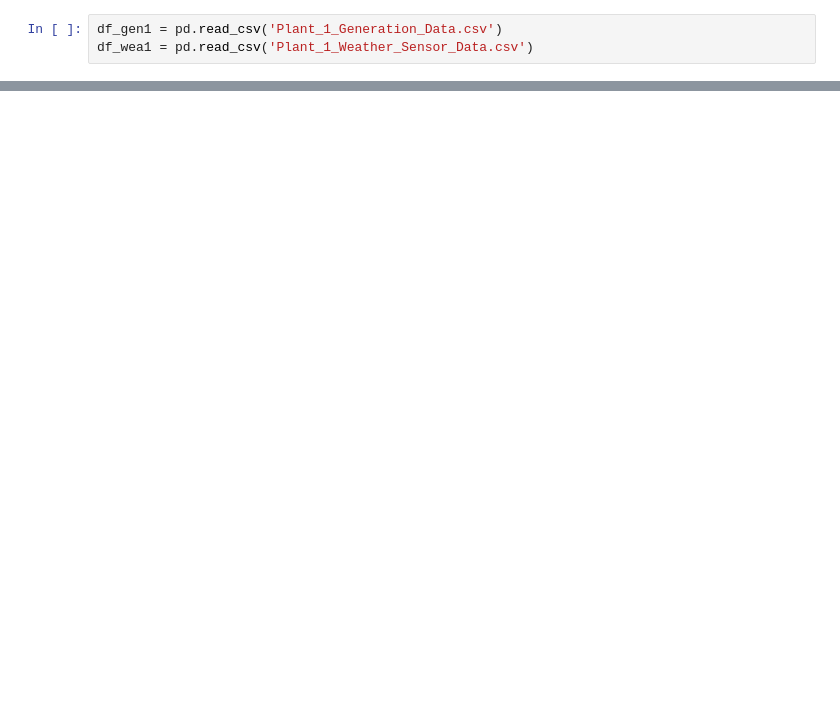
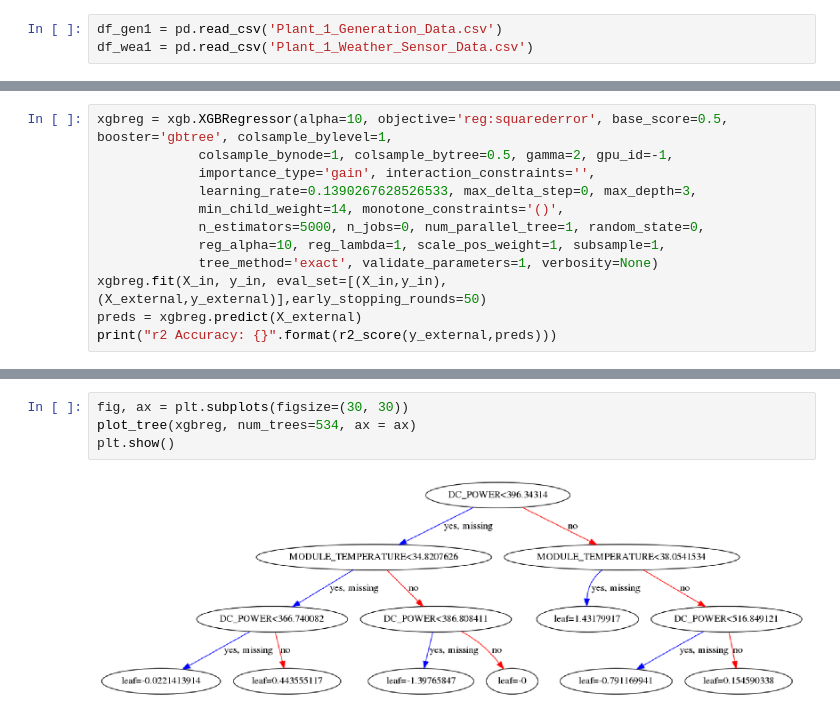
Before and after one commit to thimmis/solar_power, a Jupyter notebook: Station_1_prediction.ipynb, the cells around one changed output, grey strips where cells are left out. Drawn from its saved outputs; the diff is of its cells as text; blank space fills up the shorter version.

```diff
--- a/Station_1_prediction.ipynb
+++ b/Station_1_prediction.ipynb
@@ -267,0 +185,12 @@ shap.summary_plot(shap_values1, X_te1)
+# %%
+xgbreg = xgb.XGBRegressor(alpha=10, objective='reg:squarederror', base_score=0.5, booster='gbtree', colsample_bylevel=1,
+             colsample_bynode=1, colsample_bytree=0.5, gamma=2, gpu_id=-1,
+             importance_type='gain', interaction_constraints='',
+             learning_rate=0.1390267628526533, max_delta_step=0, max_depth=3,
+             min_child_weight=14, monotone_constraints='()',
+             n_estimators=5000, n_jobs=0, num_parallel_tree=1, random_state=0,
+             reg_alpha=10, reg_lambda=1, scale_pos_weight=1, subsample=1,
+             tree_method='exact', validate_parameters=1, verbosity=None)
+xgbreg.fit(X_in, y_in, eval_set=[(X_in,y_in),(X_external,y_external)],early_stopping_rounds=50)
+preds = xgbreg.predict(X_external)
+print("r2 Accuracy: {}".format(r2_score(y_external,preds)))
@@ -267,0 +215,6 @@ shap.summary_plot(shap_values1, X_te1)
+# %%
+fig, ax = plt.subplots(figsize=(30, 30))
+plot_tree(xgbreg, num_trees=534, ax = ax)
+plt.show()
+# %% [output]
+[figure, added]
```
Also changed, not shown: parts of 50 cells of this notebook, 1 other file.
